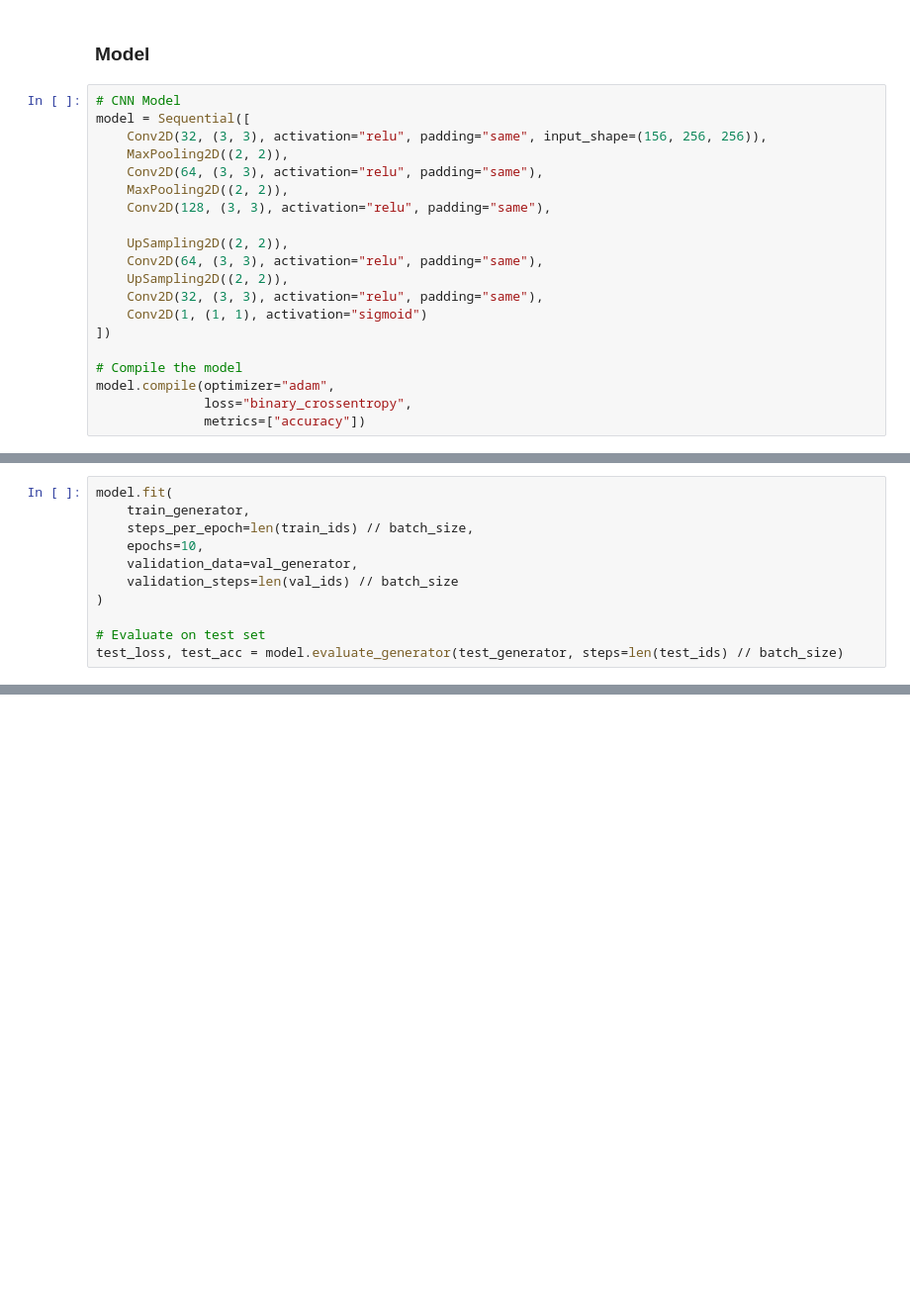
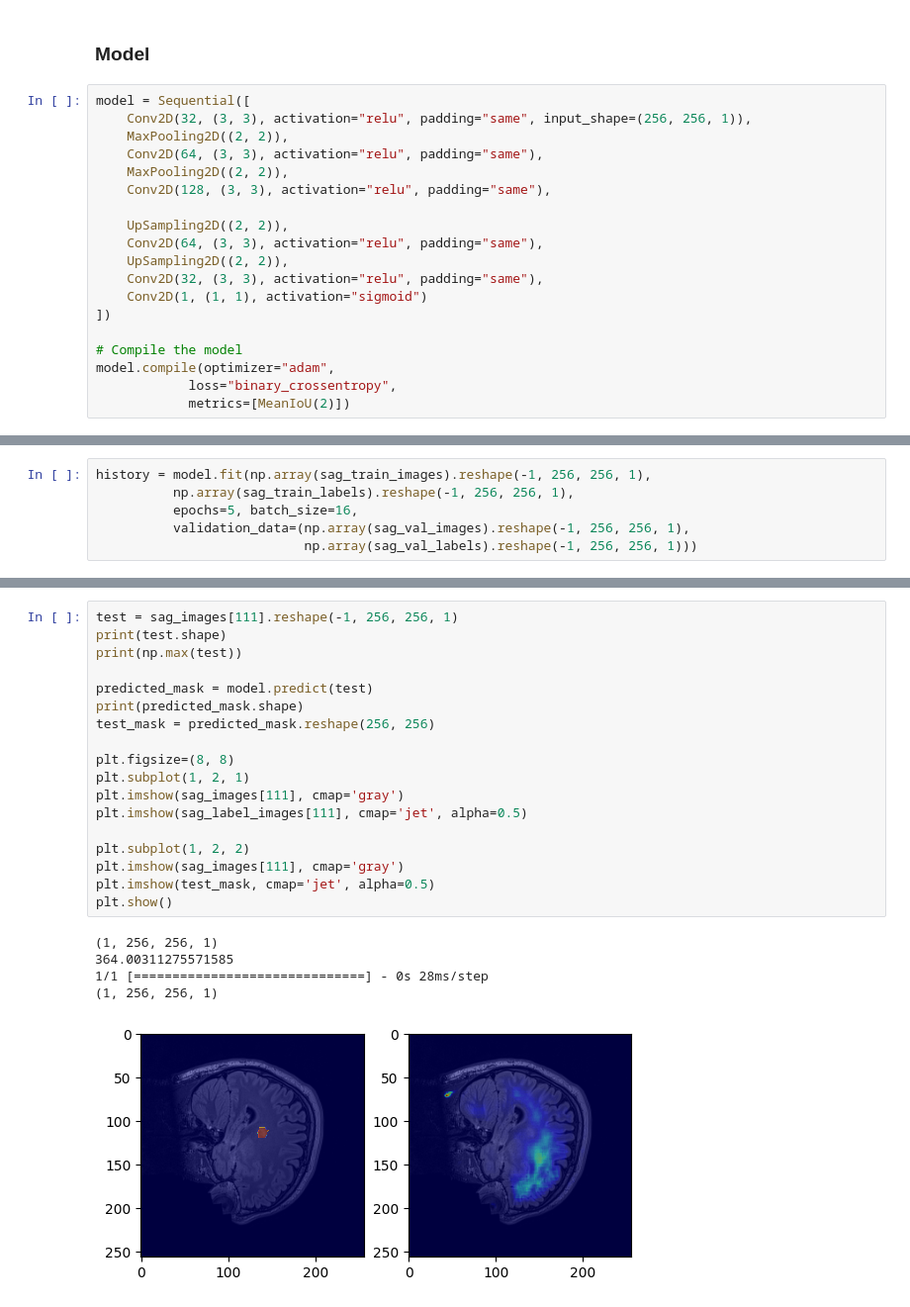
Before and after one commit to Robb-Chris/Master-Thesis, a Jupyter notebook: main.ipynb, the cells around one changed output, grey strips where cells are left out. Shown at 99% size. Drawn from its saved outputs; the diff is of its cells as text; blank space fills up the shorter version.

```diff
--- a/main.ipynb
+++ b/main.ipynb
@@ -1216,9 +1123,8 @@ test_generator = process_images_in_batch(root_directory, test_ids, batch_size)
 # %% [markdown]
 ### Model
 # %%
-# CNN Model
 model = Sequential([
-    Conv2D(32, (3, 3), activation="relu", padding="same", input_shape=(156, 256, 256)),
+    Conv2D(32, (3, 3), activation="relu", padding="same", input_shape=(256, 256, 1)),
     MaxPooling2D((2, 2)),
     Conv2D(64, (3, 3), activation="relu", padding="same"),
     MaxPooling2D((2, 2)),
@@ -1233,7 +1139,7 @@ model = Sequential([
 
 # Compile the model
 model.compile(optimizer="adam",
-              loss="binary_crossentropy",
-              metrics=["accuracy"])
+            loss="binary_crossentropy",
+            metrics=[MeanIoU(2)])
 # %%
 model.summary()
@@ -1240,11 +1163,0 @@ model.summary()
-# %%
-model.fit(
-    train_generator,
-    steps_per_epoch=len(train_ids) // batch_size,
-    epochs=10,
-    validation_data=val_generator,
-    validation_steps=len(val_ids) // batch_size
-)
-
-# Evaluate on test set
-test_loss, test_acc = model.evaluate_generator(test_generator, steps=len(test_ids) // batch_size)
@@ -1260,0 +1164,6 @@ Look at each slice individually and check what the average vertical size for fcd
+# %%
+history = model.fit(np.array(sag_train_images).reshape(-1, 256, 256, 1),
+          np.array(sag_train_labels).reshape(-1, 256, 256, 1),
+          epochs=5, batch_size=16,
+          validation_data=(np.array(sag_val_images).reshape(-1, 256, 256, 1),
+                           np.array(sag_val_labels).reshape(-1, 256, 256, 1)))
@@ -1260,0 +1187,24 @@ Look at each slice individually and check what the average vertical size for fcd
+# %%
+test = sag_images[111].reshape(-1, 256, 256, 1)
+print(test.shape)
+print(np.max(test))
+
+predicted_mask = model.predict(test)
+print(predicted_mask.shape)
+test_mask = predicted_mask.reshape(256, 256)
+
+plt.figsize=(8, 8)
+plt.subplot(1, 2, 1)
+plt.imshow(sag_images[111], cmap='gray')
+plt.imshow(sag_label_images[111], cmap='jet', alpha=0.5)
+
+plt.subplot(1, 2, 2)
+plt.imshow(sag_images[111], cmap='gray')
+plt.imshow(test_mask, cmap='jet', alpha=0.5)
+plt.show()
+# %% [output]
+(1, 256, 256, 1)
+364.00311275571585
+1/1 [==============================] - 0s 28ms/step
+(1, 256, 256, 1)
+[figure, added]
```
Also changed, not shown: parts of 16 cells of this notebook.
